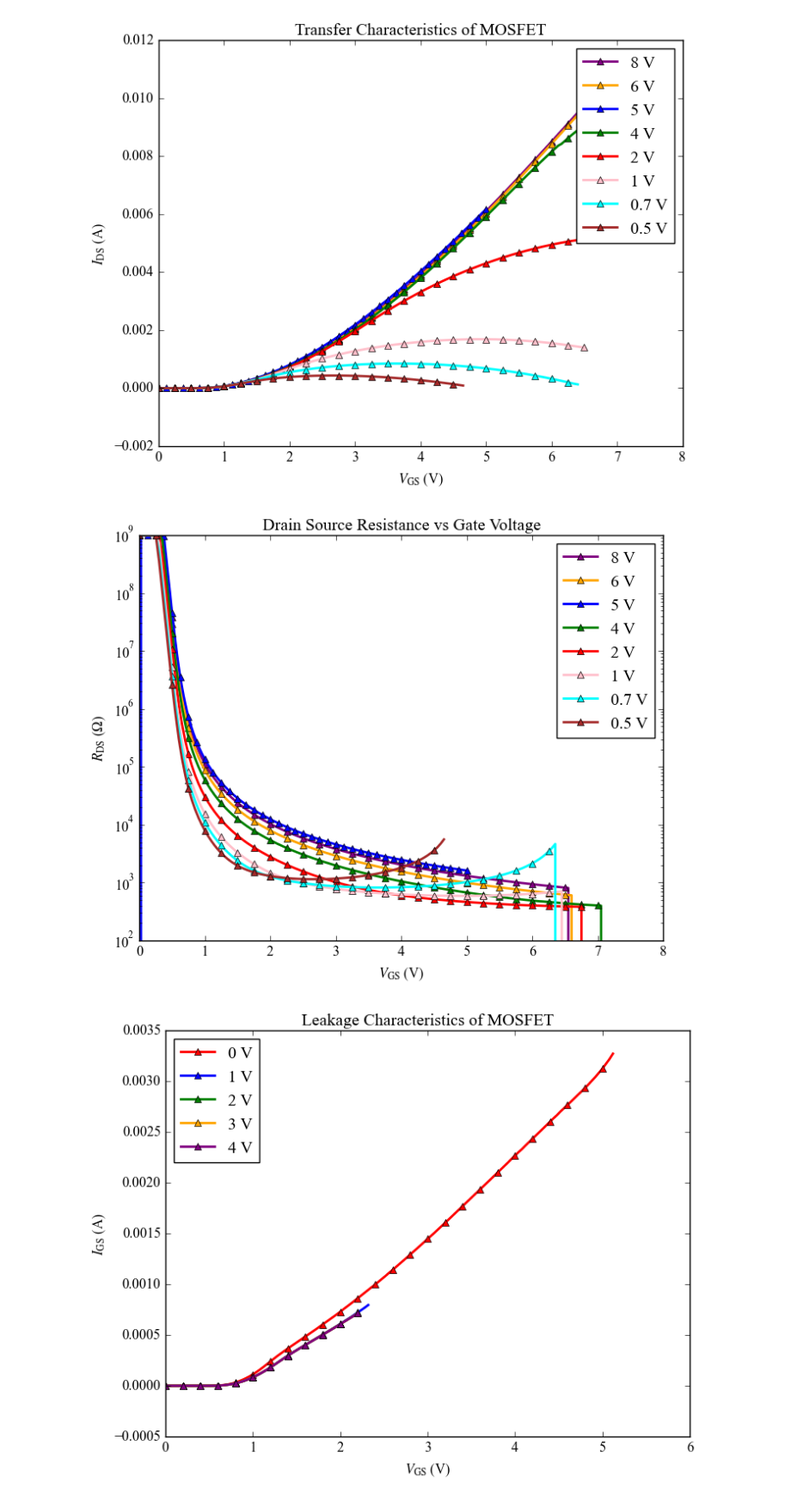
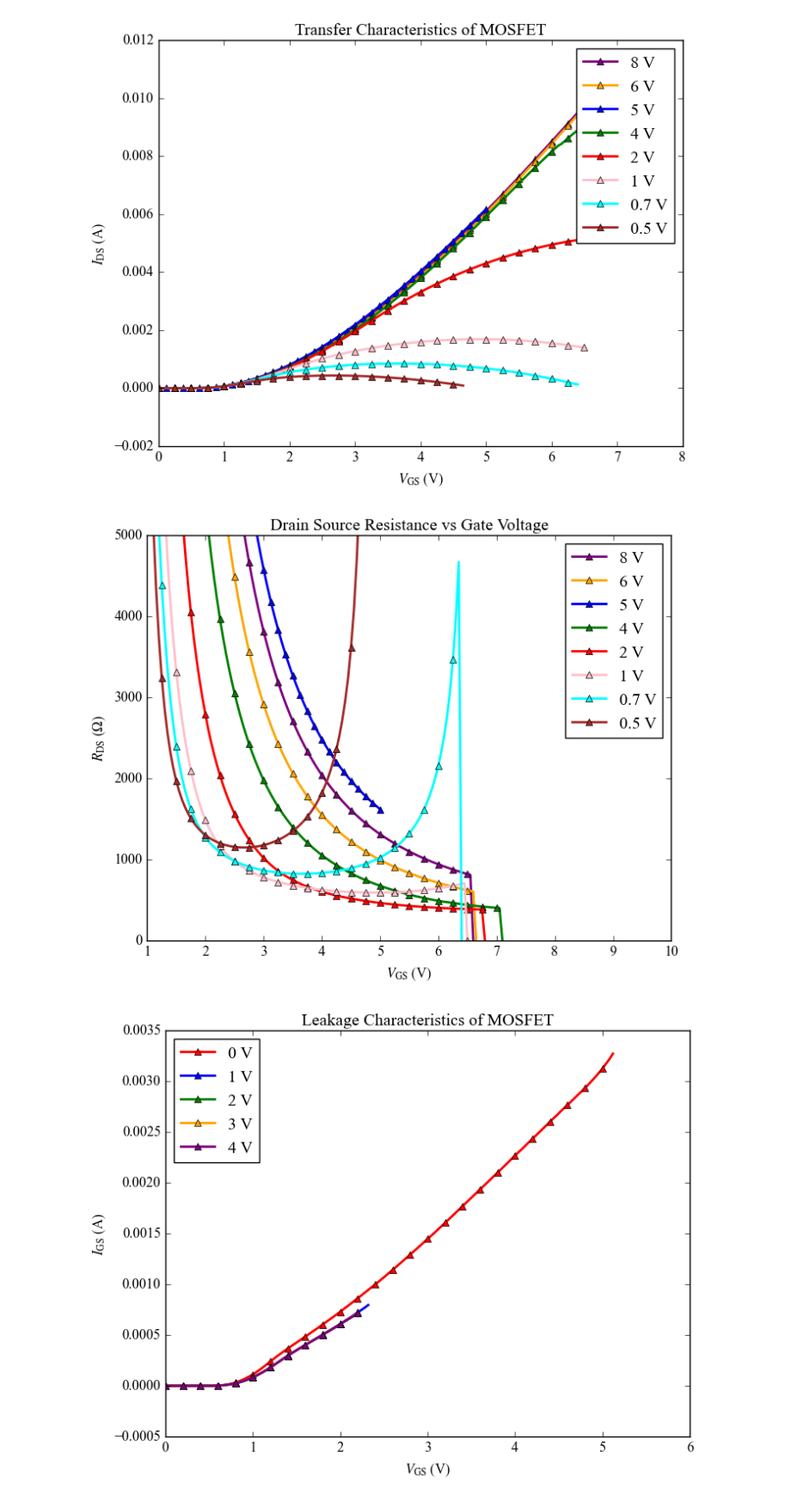
Before and after one commit to phamtrungkien8904/BachelorThesis, a Jupyter notebook: characterization.ipynb, the cells around one changed output. Shown at 86% size. Drawn from its saved outputs; the diff is of its cells as text; code cells hidden in the pictures.

```diff
--- a/characterization.ipynb
+++ b/characterization.ipynb
@@ -89,16 +89,18 @@ plt.show()
 # %%
 for label, data, color in datasets_IDS_VGS:
     V_GS = data[:, 0]
     R_DS = data[:, 5]
-    plt.semilogy(V_GS, R_DS, lw=2, label=label, color=color, marker='^', linestyle='-', markevery=5)
+    plt.plot(V_GS, R_DS, lw=2, label=label, color=color, marker='^', linestyle='-', markevery=5)
 
 plt.xlabel(r"$V_\text{GS}$ (V)")
 plt.ylabel(r"$R_\text{DS}$ ($\Omega$)")
+plt.xlim(1, 10)
+plt.ylim(0, 5000)
 plt.title("Drain Source Resistance vs Gate Voltage")
 plt.legend(frameon=True, loc='upper right', numpoints=1)
 plt.show()
 # %% [output]
-[figure, old version]
+[figure, new version]
 # %%
 datasets_IGS_VGS = [
     ("0 V", data6, 'red'),
```
